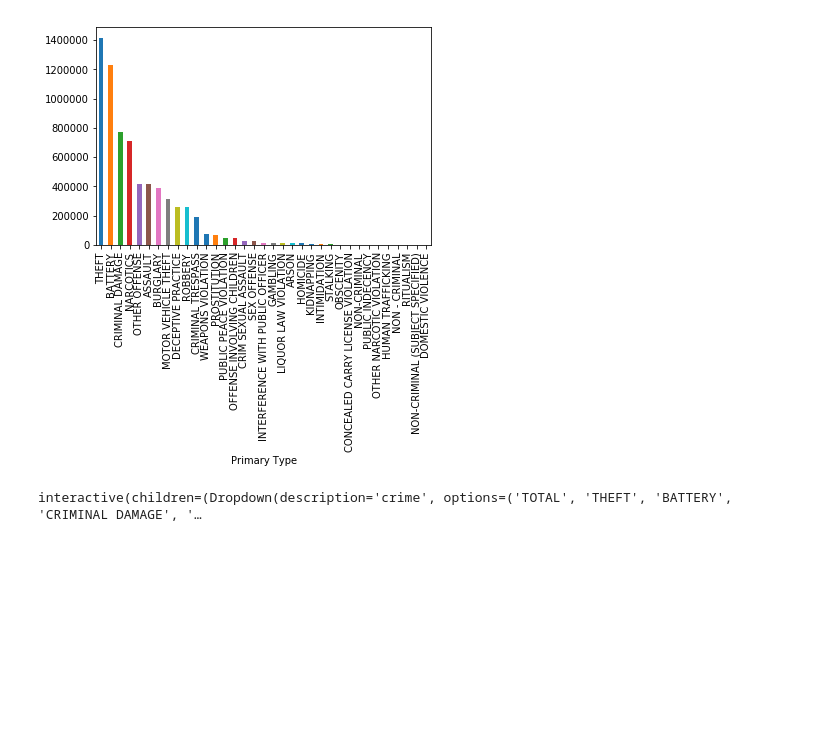
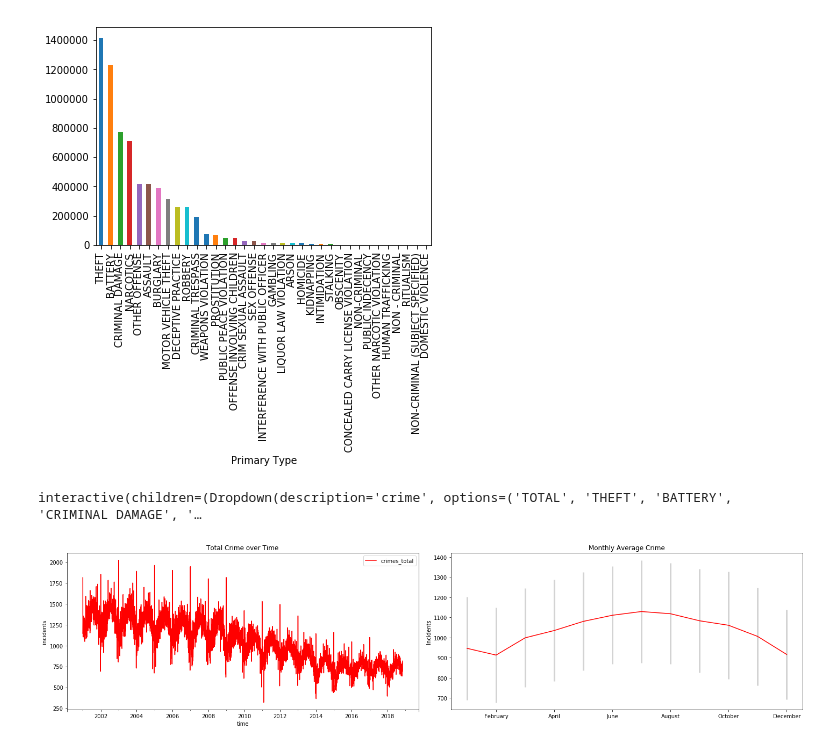
Before and after one commit to thsis/INFOSYS, a Jupyter notebook: preprocessing/crime_eda.ipynb, the cells around one changed output. Cells and saved outputs as stored; diff of their text form; code cells hidden in the pictures; blank space fills up the shorter version.

```diff
--- a/preprocessing/crime_eda.ipynb
+++ b/preprocessing/crime_eda.ipynb
@@ -42,3 +42,27 @@ def crime_viewer(crime, year):
 interactive(crime_viewer, crime = primary_types, year=(2001, 2017, 1))
 # %% [output]
 interactive(children=(Dropdown(description='crime', options=('TOTAL', 'THEFT', 'BATTERY', 'CRIMINAL DAMAGE', '…
+# %%
+seriespath = os.path.join("..", "data", "crime_total.csv")
+data = pd.read_csv(seriespath, index_col=["date"], parse_dates=True)
+
+fig, ax = plt.subplots(ncols=2, figsize=(20, 5), sharey=False)
+data.plot(c="red", ax=ax[0], title="Total Crime over Time")
+ax[0].set_ylabel("incidents")
+ax[0].set_xlabel("time")
+
+averages = data.groupby(data.index.month).mean()
+averages["stdev"] = data.groupby(data.index.month).std()
+
+ax[1].errorbar(averages.index, averages.crimes_total, yerr=averages.stdev,
+               color="red", ecolor='lightgray', elinewidth=3, capsize=0)
+ax[1].set_xticks(range(2, 13, 2))
+ax[1].set_xticklabels(["February", "April", "June", "August", "October", "December"])
+ax[1].set_ylabel("Incidents")
+ax[1].set_title("Monthly Average Crime")
+
+plotpath = os.path.join("..", "analysis", "figures", "total_crime_over_time.png")
+fig.tight_layout()
+fig.savefig(plotpath)
+# %% [output]
+[figure, added]
```
Also changed, not shown: parts of 3 cells of this notebook, 10 other files.
